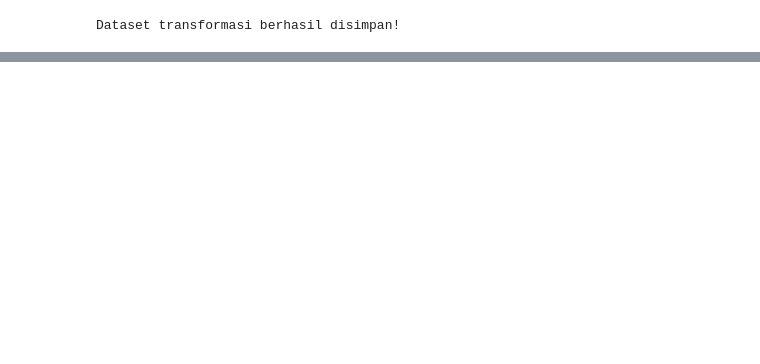
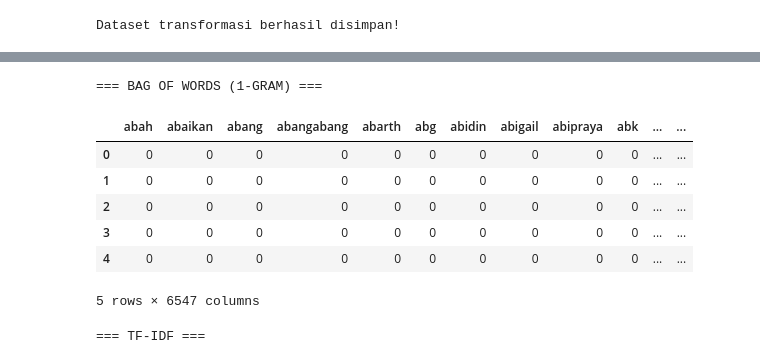
Before and after one commit to afllaabdi/tugas_NLP, a Jupyter notebook: Source_Code.ipynb, the cells around one changed output, grey strips where cells are left out. Cells and saved outputs as stored; diff of their text form; code cells hidden in the pictures; blank space fills up the shorter version.

```diff
--- a/Source_Code.ipynb
+++ b/Source_Code.ipynb
@@ -250,0 +348,15 @@ Dataset transformasi berhasil disimpan!
+# %%
+
+
+# =========================
+# AVG WORD LENGTH
+# =========================
+df['avg_word_length'] = df['clean_text'].apply(
+    lambda x: sum(len(word) for word in str(x).split()) / len(str(x).split()) if len(str(x).split()) > 0 else 0
+)
+
+print("\n=== AVG WORD LENGTH (SAMPLE) ===")
+display(df[['clean_text', 'avg_word_length']].head())
+
+print("\n=== STATISTIK AVG WORD LENGTH ===")
+display(df['avg_word_length'].describe())
@@ -250,0 +398,65 @@ Dataset transformasi berhasil disimpan!
+# %%
+from IPython.display import display
+import pandas as pd
+from sklearn.feature_extraction.text import CountVectorizer, TfidfVectorizer
+
+# =========================
+# 1. BAG OF WORDS (UNIGRAM)
+# =========================
+print("=== BAG OF WORDS (1-GRAM) ===")
+
+bow = CountVectorizer(ngram_range=(1,1))
+bow_matrix = bow.fit_transform(df['clean_text'])
+
+bow_df = pd.DataFrame(bow_matrix.toarray(), columns=bow.get_feature_names_out())
+
+display(bow_df.head())
+
+
+# =========================
+# 2. TF-IDF
+# =========================
+print("\n=== TF-IDF ===")
+
+tfidf = TfidfVectorizer()
+tfidf_matrix = tfidf.fit_transform(df['clean_text'])
+
+tfidf_df = pd.DataFrame(tfidf_matrix.toarray(), columns=tfidf.get_feature_names_out())
+
+display(tfidf_df.head())
+
+
+# =========================
+# 3. BIGRAM (2-GRAM)
+# =========================
+print("\n=== BIGRAM (2-GRAM) ===")
+
+bigram = CountVectorizer(ngram_range=(2,2))
+bigram_matrix = bigram.fit_transform(df['clean_text'])
+
+bigram_df = pd.DataFrame(bigram_matrix.toarray(), columns=bigram.get_feature_names_out())
+
+display(bigram_df.head())
+
+
+# =========================
+# 4. TRIGRAM (3-GRAM)
+# =========================
+print("\n=== TRIGRAM (3-GRAM) ===")
+
+trigram = CountVectorizer(ngram_range=(3,3))
+trigram_matrix = trigram.fit_transform(df['clean_text'])
+
+trigram_df = pd.DataFrame(trigram_matrix.toarray(), columns=trigram.get_feature_names_out())
+
+display(trigram_df.head())
+# %% [output]
+=== BAG OF WORDS (1-GRAM) ===
+|  | abah | abaikan | abang | abangabang | abarth | abg | abidin | abigail | abipraya | abk | ... | ... |
+| 0 | 0 | 0 | 0 | 0 | 0 | 0 | 0 | 0 | 0 | 0 | ... | ... |
+| 1 | 0 | 0 | 0 | 0 | 0 | 0 | 0 | 0 | 0 | 0 | ... | ... |
+| 2 | 0 | 0 | 0 | 0 | 0 | 0 | 0 | 0 | 0 | 0 | ... | ... |
+| 3 | 0 | 0 | 0 | 0 | 0 | 0 | 0 | 0 | 0 | 0 | ... | ... |
+| 4 | 0 | 0 | 0 | 0 | 0 | 0 | 0 | 0 | 0 | 0 | ... | ... |
+5 rows × 6547 columns
+=== TF-IDF ===
```
Also changed, not shown: parts of 10 cells of this notebook.
